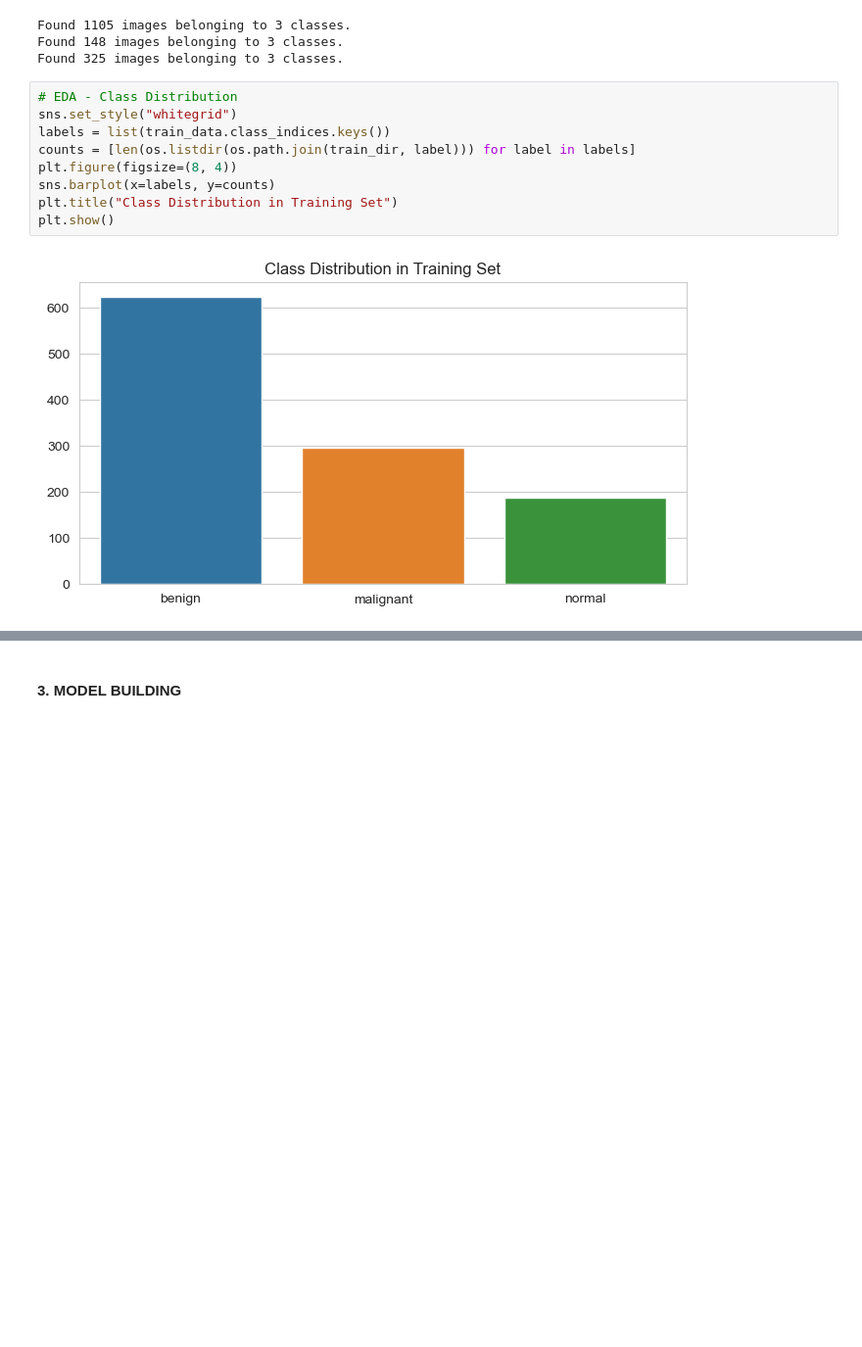
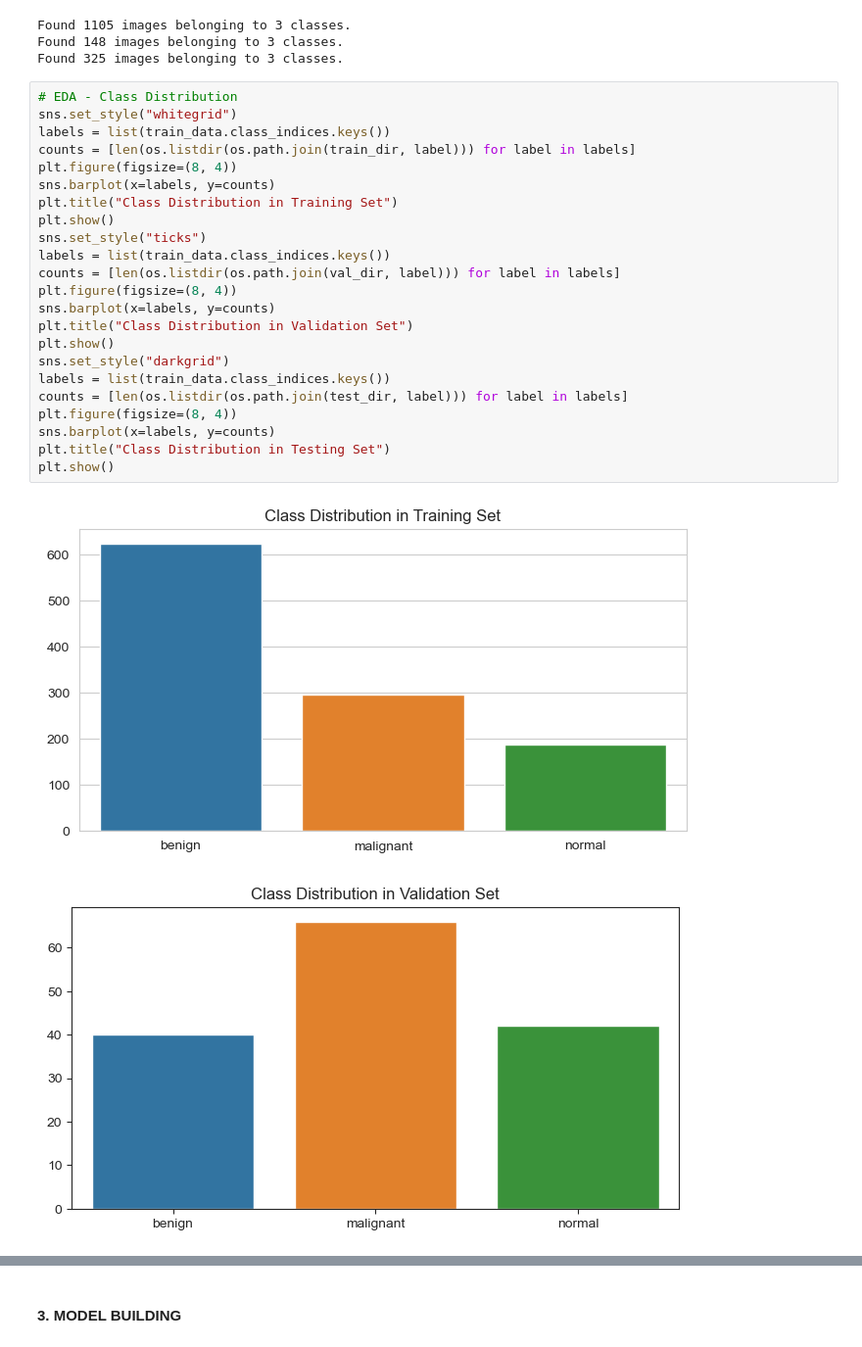
Before and after one commit to Vishnu262003/MGIT-MINI-PROJECT, a Jupyter notebook: 901.ipynb, the cells around one changed output, grey strips where cells are left out. Shown: that part at 98% size. Drawn from its saved outputs; the diff is of its cells as text; blank space fills up the shorter version.

```diff
--- a/901.ipynb
+++ b/901.ipynb
@@ -41,11 +41,26 @@ Found 325 images belonging to 3 classes.
 # %%
 # EDA - Class Distribution
 sns.set_style("whitegrid")
 labels = list(train_data.class_indices.keys())
 counts = [len(os.listdir(os.path.join(train_dir, label))) for label in labels]
 plt.figure(figsize=(8, 4))
 sns.barplot(x=labels, y=counts)
 plt.title("Class Distribution in Training Set")
 plt.show()
+sns.set_style("ticks")
+labels = list(train_data.class_indices.keys())
+counts = [len(os.listdir(os.path.join(val_dir, label))) for label in labels]
+plt.figure(figsize=(8, 4))
+sns.barplot(x=labels, y=counts)
+plt.title("Class Distribution in Validation Set")
+plt.show()
+sns.set_style("darkgrid")
+labels = list(train_data.class_indices.keys())
+counts = [len(os.listdir(os.path.join(test_dir, label))) for label in labels]
+plt.figure(figsize=(8, 4))
+sns.barplot(x=labels, y=counts)
+plt.title("Class Distribution in Testing Set")
+plt.show()
 # %% [output]
 [figure]
+[figure, added]
```
Also changed, not shown: parts of 9 cells of this notebook.
